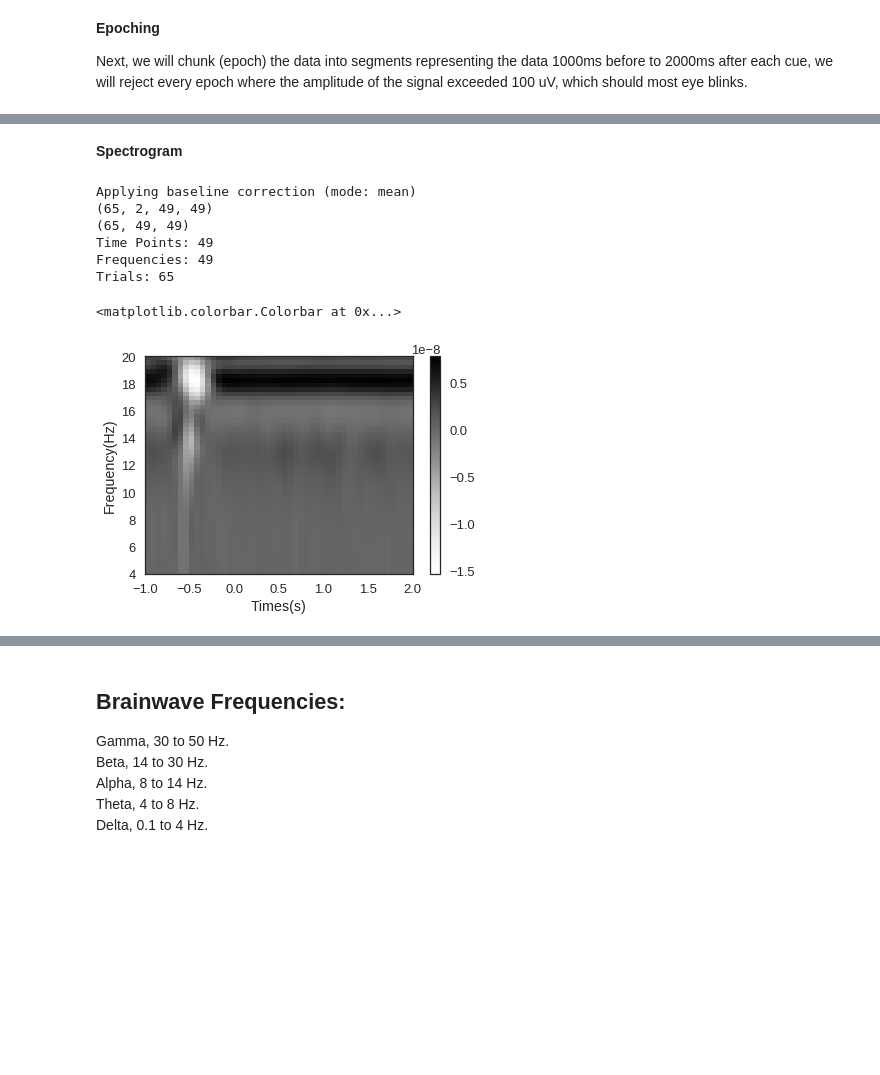
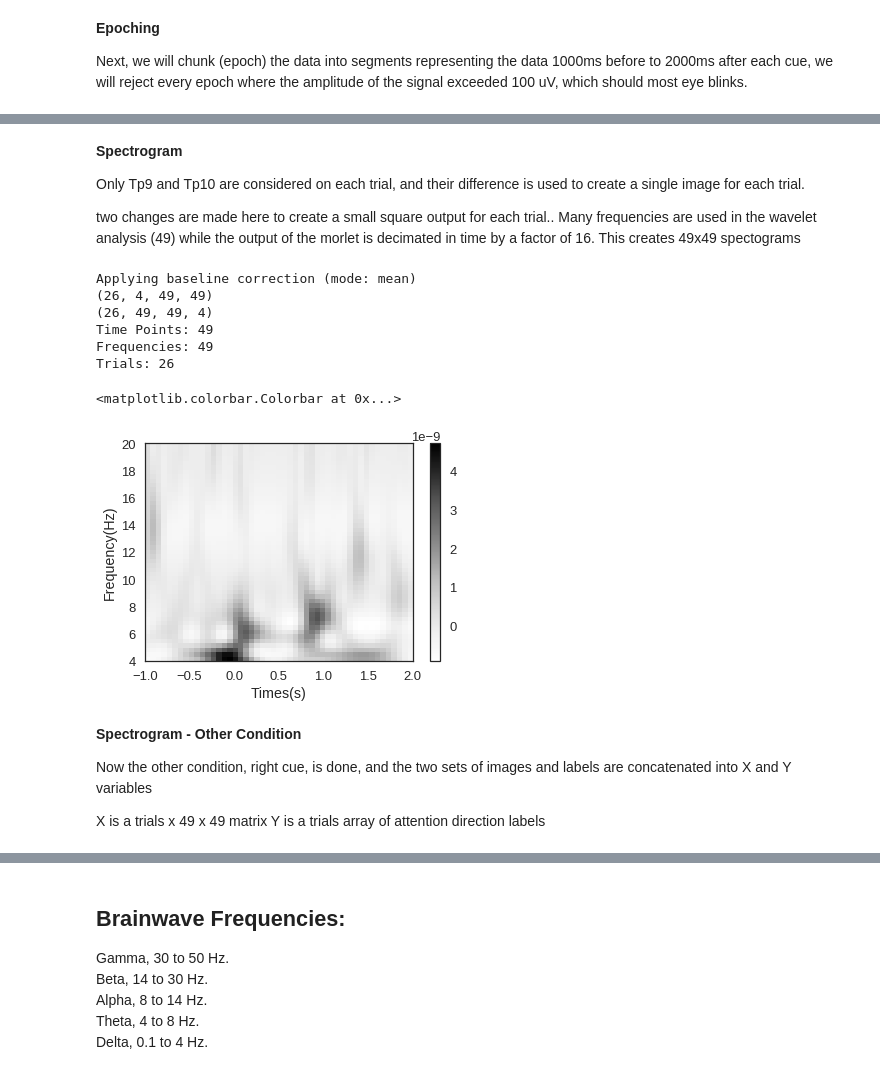
Before and after one commit to kylemath/EEG-Classification, a Jupyter notebook: notebooks/CNN_LSTM_Muse_Kyle.ipynb, the cells around one changed output, grey strips where cells are left out. Cells and saved outputs as stored; diff of their text form; code cells hidden in the pictures; blank space fills up the shorter version.

```diff
--- a/notebooks/CNN_LSTM_Muse_Kyle.ipynb
+++ b/notebooks/CNN_LSTM_Muse_Kyle.ipynb
@@ -73,5 +67,5 @@ Successfully installed mne-0.17.0
 # %%
-sub = 104
+sub = 105
 raw = utils.load_data('visual/cueing', sfreq=256.,subject_nb=sub, session_nb=1)
 raw.append(utils.load_data('visual/cueing', sfreq=256.,subject_nb=sub, session_nb=2))
 # %% [output]
@@ -122,17 +98,12 @@ from collections import OrderedDict
 events = find_events(raw)
 event_id = {'LeftCue': 1, 'RightCue': 2}
 
-rej_thresh_uV = 150
+rej_thresh_uV = 1000
 rej_thresh = rej_thresh_uV*1e-6
-
-#epochs = Epochs(raw, events=events, event_id=event_id,
-#                tmin=-1, tmax=2, baseline=(-1, 0),
-#                reject={'eeg':rej_thresh}, preload=True,
-#                verbose=False, picks=[0, 1, 2, 3])
 
 epochs = Epochs(raw, events=events, event_id=event_id,
                 tmin=-1, tmax=2, baseline=(-1, 0),
-                preload=True,
+                preload=True,reject={'eeg':rej_thresh},
                 verbose=False, picks=[0, 1, 2, 3])
 
 print('sample drop %: ', (1 - len(epochs.events)/len(events)) * 100)
@@ -172,49 +122,56 @@ OrderedDict([('LeftCue', [1]), ('RightCue', [2])])
-# %% [markdown]
-**Spectrogram**
+# %% [markdown]
+**Spectrogram**
+
+Only Tp9 and Tp10 are considered on each trial, and their difference is used to create a single image for each trial.
+
+two changes are made here to create a small square output for each trial.. Many frequencies are used in the wavelet analysis (49) while the output of the morlet is decimated in time by a factor of 16. This creates 49x49 spectograms
 # %%
 from mne.time_frequency import tfr_morlet
 import numpy as np
-from PIL import Image
 
 frequencies =  np.linspace(4, 20, 49, endpoint=True)
 
 wave_cycles = 6
 
  # Compute morlet wavelet
 
 # Left Cue
 tfr = tfr_morlet(epochs['LeftCue'], freqs=frequencies,
-                      n_cycles=wave_cycles, return_itc=False,picks=[0,3],average=False,decim=16)
+                      n_cycles=wave_cycles, return_itc=False,picks=[0,1,2,3],average=False,decim=16)
 tfr = tfr.apply_baseline([-1,-.5],mode='mean')
 
 print(tfr.data.shape)
-left_power_diff = tfr.data[:,0,:,:] - tfr.data[:,1,:,:];
-print(left_power_diff.shape)
+left_power_out = np.moveaxis(tfr.data,1,3)
+print(left_power_out.shape)
 
-newtimes = tfr.times
-newfreqs = tfr.freqs
-
-print('Time Points: ' + str(len(newtimes)))
-print('Frequencies: ' + str(len(newfreqs)))
+print('Time Points: ' + str(len(tfr.times)))
+print('Frequencies: ' + str(len(tfr.freqs)))
 print('Trials: ' + str(len(tfr._data)))
-
 
 import matplotlib.pyplot as plt
 %matplotlib inline
-plt.imshow(left_power_diff[3,:,:],extent=[newtimes[0], newtimes[-1], newfreqs[0], newfreqs[-1]], aspect='auto')
-#plt.imshow(power_diff[1,:,:], aspect='equal')
+plt.imshow(left_power_out[1,:,:,0],extent=[tfr.times[0], tfr.times[-1], tfr.freqs[-1], tfr.freqs[0]], aspect='auto')
+ax = plt.gca()
+ax.invert_yaxis()
 plt.xlabel('Times(s)')
 plt.ylabel('Frequency(Hz)')
 plt.colorbar()
 # %% [output]
 Applying baseline correction (mode: mean)
-(65, 2, 49, 49)
-(65, 49, 49)
+(26, 4, 49, 49)
+(26, 49, 49, 4)
 Time Points: 49
 Frequencies: 49
-Trials: 65
+Trials: 26
 <matplotlib.colorbar.Colorbar at 0x...>
-[figure, old version]
+[figure, new version]
+# %% [markdown]
+**Spectrogram - Other Condition**
+
+Now the other condition, right cue, is done, and the two sets of images and labels are concatenated into X and Y variables
+
+X is a trials x 49 x 49 matrix
+Y is a trials array of attention direction labels
 # %%
 # Right Cue
 tfr = tfr_morlet(epochs['RightCue'], freqs=frequencies,
```
Also changed, not shown: parts of 34 cells of this notebook.
